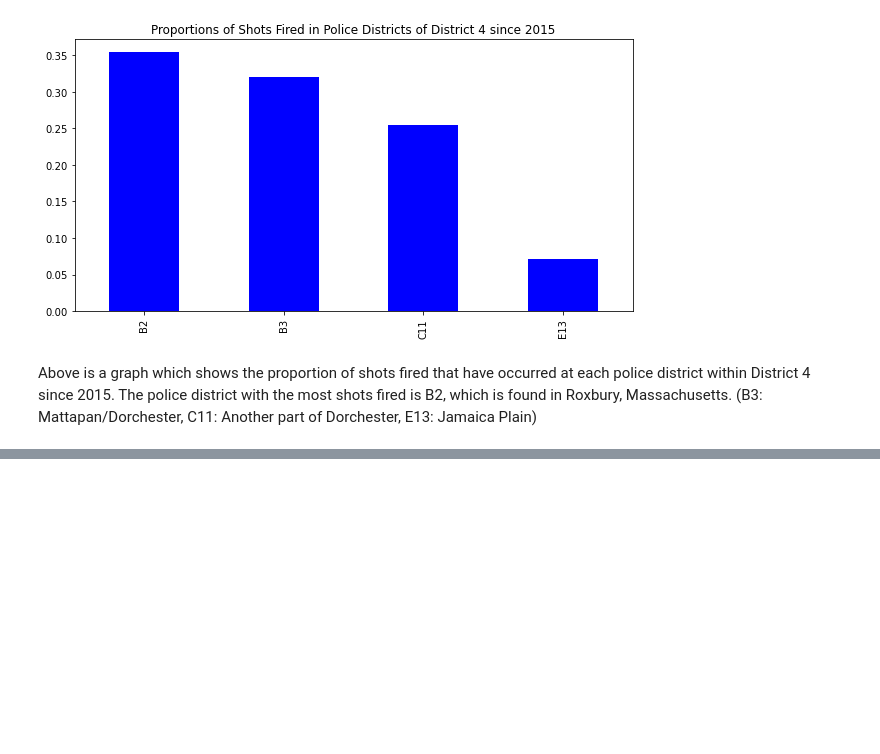
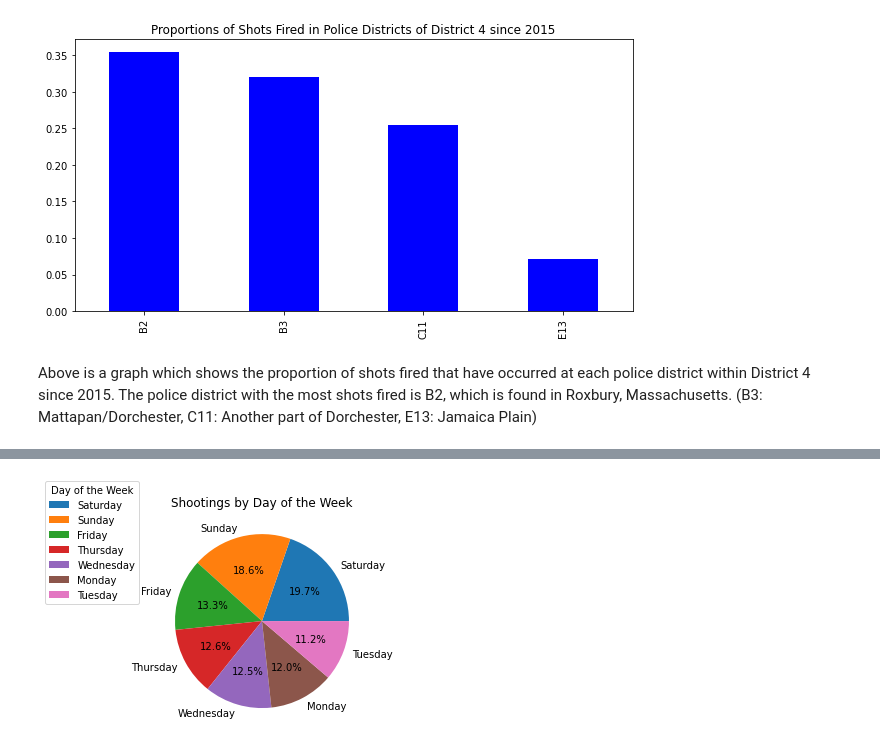
Before and after one commit to BU-Spark/ds-councilor-worrell-gun-violence, a Jupyter notebook: spring23-team-4/deliverables/gun_violence_PatW.ipynb, the cells around one changed output, grey strips where cells are left out. Cells and saved outputs as stored; diff of their text form; code cells hidden in the pictures; blank space fills up the shorter version.

```diff
--- a/spring23-team-4/deliverables/gun_violence_PatW.ipynb
+++ b/spring23-team-4/deliverables/gun_violence_PatW.ipynb
@@ -164,3 +168,16 @@ Total Percentage: 100.00%
 [figure]
 # %% [markdown]
 Above is a graph which shows the proportion of shots fired that have occurred at each police district within District 4 since 2015. The police district with the most shots fired is B2, which is found in Roxbury, Massachusetts. (B3: Mattapan/Dorchester, C11: Another part of Dorchester, E13: Jamaica Plain)
+# %%
+from datetime import datetime
+
+shooting_df = pd.read_csv("../data/Shootings.csv")
+
+shooting_df['shooting_date'] = pd.to_datetime(shooting_df['shooting_date'])
+
+shooting_df['day_of_week'] = shooting_df['shooting_date'].dt.day_name()
+shooting_df['time_of_day'] = shooting_df['shooting_date'].dt.strftime('%H:%M')
+
+shooting_df.drop('shooting_date', axis=1, inplace=True)
+
+shooting_df.head()
@@ -166,0 +191,9 @@ Above is a graph which shows the proportion of shots fired that have occurred at
+# %%
+day_counts = shooting_df['day_of_week'].value_counts()
+
+piechart = plt.pie(day_counts.values, labels=day_counts.index, autopct='%1.1f%%')
+plt.title('Shootings by Day of the Week')
+plt.legend(title="Day of the Week", loc="center left", bbox_to_anchor=(-.52, 0, 0.5, 1.72))
+plt.savefig('piechart')
+# %% [output]
+[figure, added]
```
Also changed, not shown: parts of 6 cells of this notebook, 1 other file.
